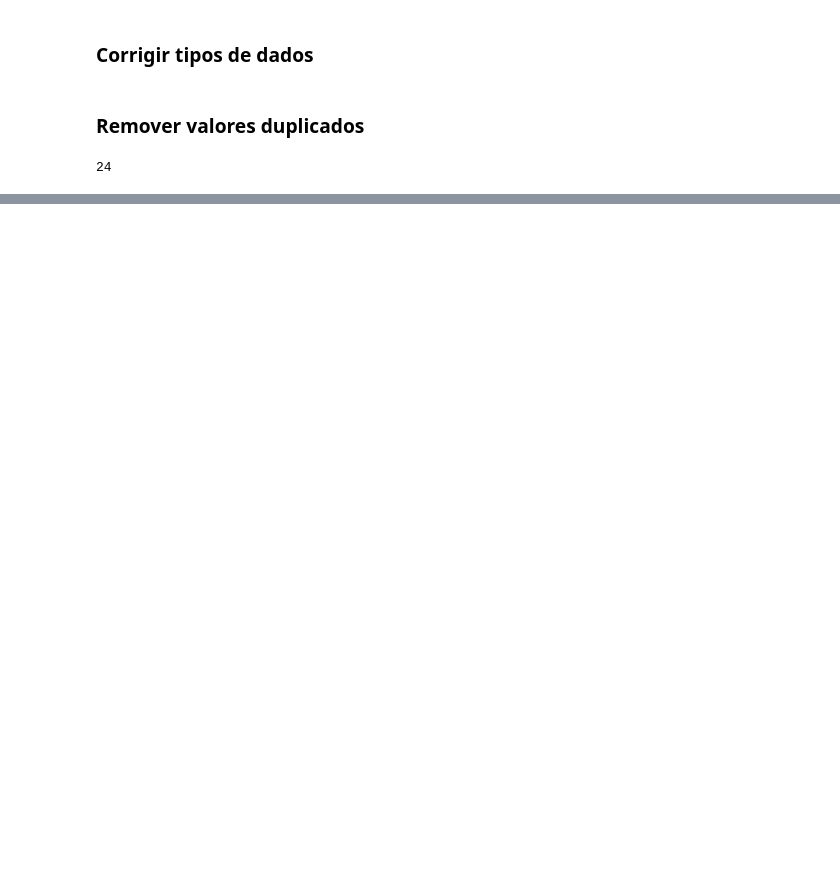
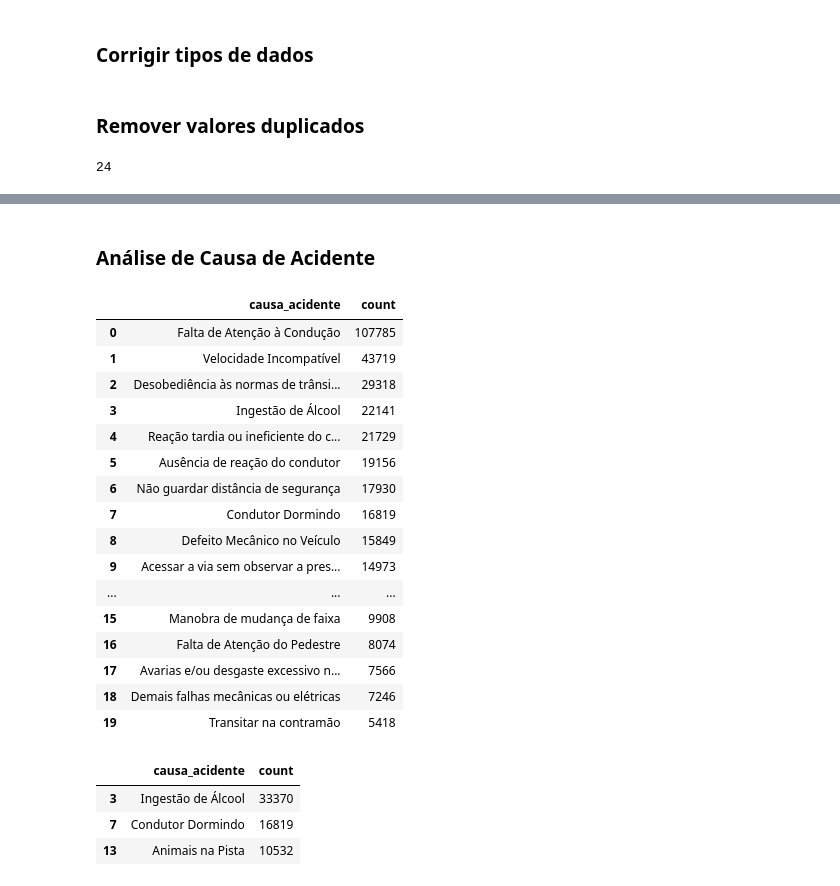
Before and after one commit to mtzdantas/acidentes_transito, a Jupyter notebook: main.ipynb, the cells around one changed output, grey strips where cells are left out. Cells and saved outputs as stored; diff of their text form; code cells hidden in the pictures; blank space fills up the shorter version.

```diff
--- a/main.ipynb
+++ b/main.ipynb
@@ -102,0 +146,41 @@ acidentes = acidentes.drop_duplicates()
+# %% [markdown]
+### Análise de Causa de Acidente
+# %%
+# Listando causas de acidentes que ultrapassem o 1% dos acidentes.
+total_acidentes = len(acidentes)
+principais_causas = acidentes['causa_acidente'].value_counts()
+principais_causas = principais_causas[principais_causas > total_acidentes * 0.01].reset_index()
+principais_causas
+# %% [output]
+|  | causa_acidente | count |
+| 0 | Falta de Atenção à Condução | 107785 |
+| 1 | Velocidade Incompatível | 43719 |
+| 2 | Desobediência às normas de trânsi... | 29318 |
+| 3 | Ingestão de Álcool | 22141 |
+| 4 | Reação tardia ou ineficiente do c... | 21729 |
+| 5 | Ausência de reação do condutor | 19156 |
+| 6 | Não guardar distância de segurança | 17930 |
+| 7 | Condutor Dormindo | 16819 |
+| 8 | Defeito Mecânico no Veículo | 15849 |
+| 9 | Acessar a via sem observar a pres... | 14973 |
+| ... | ... | ... |
+| 15 | Manobra de mudança de faixa | 9908 |
+| 16 | Falta de Atenção do Pedestre | 8074 |
+| 17 | Avarias e/ou desgaste excessivo n... | 7566 |
+| 18 | Demais falhas mecânicas ou elétricas | 7246 |
+| 19 | Transitar na contramão | 5418 |
+# %%
+# Filtrando causas de acidentes relacionados a Álcool, Sono e Animais na Pista que provavelmente ocorrem mais a noite.
+causas = principais_causas[principais_causas['causa_acidente'].isin(['Ingestão de Álcool', 'Ingestão de álcool pelo condutor', 'Condutor Dormindo', 'Animais na Pista'])]
+
+# Juntando linhas que representavam informações iguais com nomes diferentes.
+soma_alcool = causas.loc[causas['causa_acidente'] == 'Ingestão de Álcool', 'count'].values[0] + causas.loc[causas['causa_acidente'] == 'Ingestão de álcool pelo condutor', 'count'].values[0]
+causas.loc[causas['causa_acidente'] == 'Ingestão de Álcool', 'count'] = soma_alcool
+causas = causas[causas['causa_acidente'] != 'Ingestão de álcool pelo condutor']
+
+causas
+# %% [output]
+|  | causa_acidente | count |
+| 3 | Ingestão de Álcool | 33370 |
+| 7 | Condutor Dormindo | 16819 |
+| 13 | Animais na Pista | 10532 |
```
Also changed, not shown: parts of 6 cells of this notebook.
